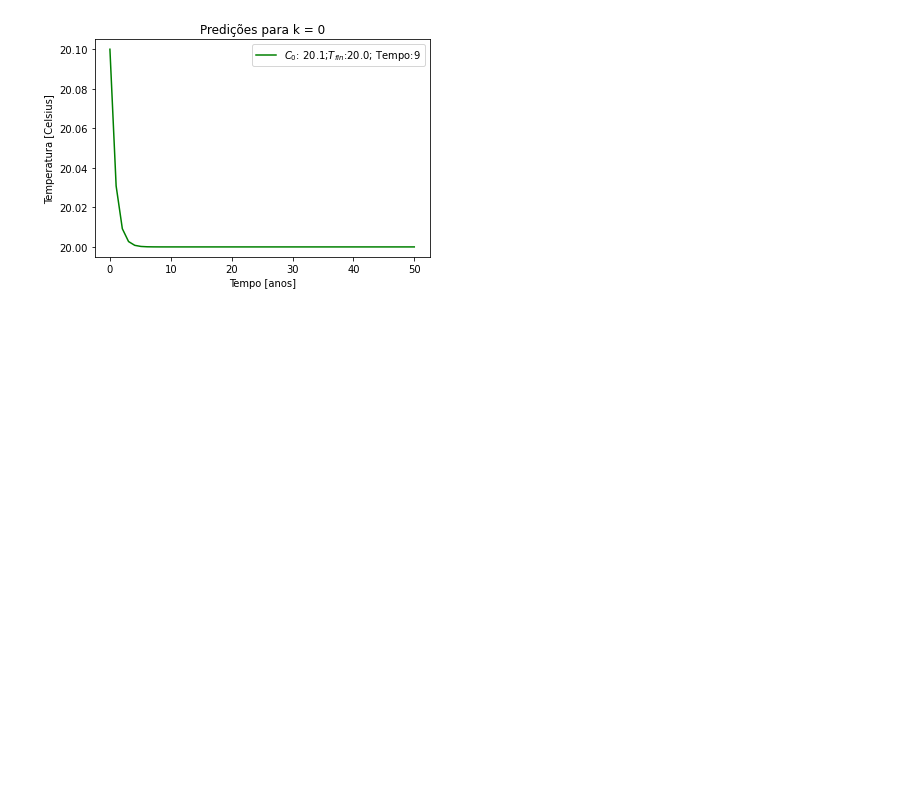
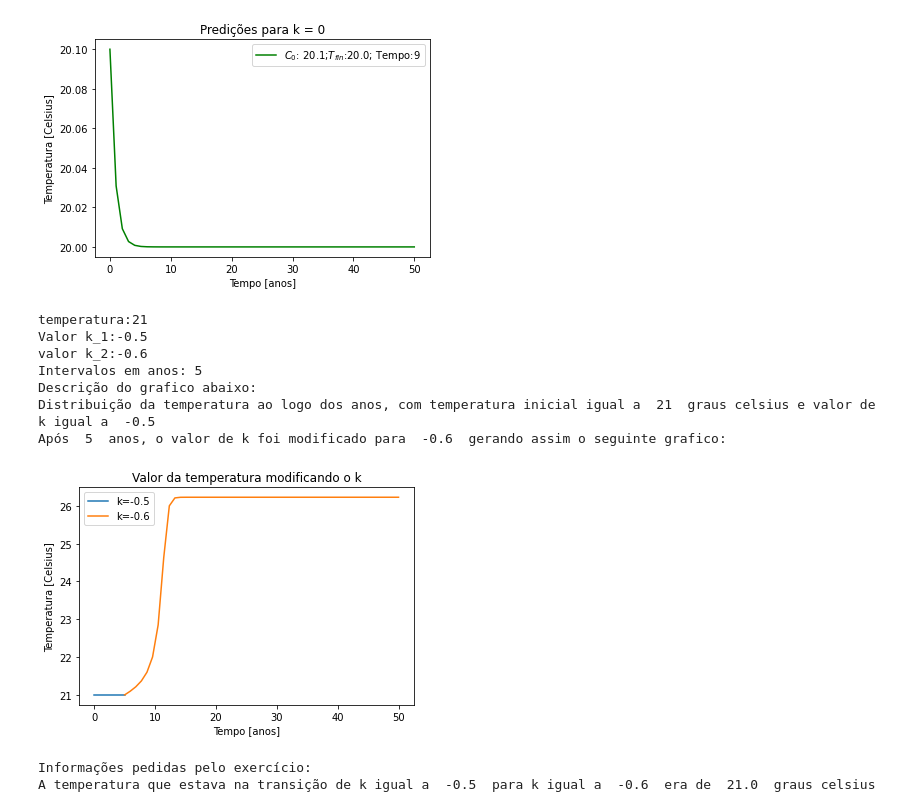
Before and after one commit to MataiasCost/Python_UERJ, a Jupyter notebook: Projeto1_IntroPythonUERJ.ipynb, the cells around one changed output. Drawn from its saved outputs; the diff is of its cells as text; code cells hidden in the pictures; blank space fills up the shorter version.

```diff
--- a/Projeto1_IntroPythonUERJ.ipynb
+++ b/Projeto1_IntroPythonUERJ.ipynb
@@ -398,0 +401,45 @@ Parte_1.adquirir_valores_e_fazer_plots(0,Lista_das_temperaturas,True,True)
+# %%
+import numpy as np
+from scipy.integrate import odeint
+import matplotlib.pyplot as plt
+def codigo_parte_4():
+  #Primeiro definimos a função DC, sendo ela
+  def modelo(temperatura,t,valores_k):
+    dcdt = (1/10)*(temperatura - 20)*(22- temperatura)*(temperatura - 26) - valores_k
+    return dcdt
+  temperatura = input("temperatura:")
+  valor_k1 = float(input("Valor k_1:"))
+  valor_k2 = float(input("valor k_2:"))
+  anos = int(input("Intervalos em anos: "))
+  #determinando o tempo
+  t1 = np.linspace(0,anos)     #X anos de 1 em 1 ano
+  t2 = np.linspace(anos,50)    #50-X anos partindo do X, de 1 em 1 ano
+  #Resolvendo a EDO
+  print("Descrição do grafico abaixo:")
+  print("Distribuição da temperatura ao logo dos anos, com temperatura inicial igual a ",temperatura," graus celsius e valor de k igual a ",valor_k1)
+  print("Após ",anos," anos, o valor de k foi modificado para ",valor_k2," gerando assim o seguinte grafico:")
+  y1 = odeint(modelo,temperatura,t1,args=(valor_k1,))
+  y2 = odeint(modelo,temperatura,t2,args=(valor_k2,))
+  plt.plot(t1,y1,label='k='+str(valor_k1))
+  plt.plot(t2,y2,label='k='+str(valor_k2))
+  plt.xlabel("Tempo [anos]")
+  plt.ylabel("Temperatura [Celsius]")
+  plt.title("Valor da temperatura modificando o k")
+  plt.legend()
+  plt.show()
+  print("Informações pedidas pelo exercício:")
+  print("A temperatura que estava na transição de k igual a ", valor_k1," para k igual a ",valor_k2," era de ",float(y1[-1])," graus celsius")
+  print("A tendencia do grafico após os 5 anos é de:")
+# %%
+codigo_parte_4()
+# %% [output]
+temperatura:21
+Valor k_1:-0.5
+valor k_2:-0.6
+Intervalos em anos: 5
+Descrição do grafico abaixo:
+Distribuição da temperatura ao logo dos anos, com temperatura inicial igual a  21  graus celsius e valor de k igual a  -0.5
+Após  5  anos, o valor de k foi modificado para  -0.6  gerando assim o seguinte grafico:
+[figure, added]
+Informações pedidas pelo exercício:
+A temperatura que estava na transição de k igual a  -0.5  para k igual a  -0.6  era de  21.0  graus celsius
```
Also changed, not shown: parts of 1 cell of this notebook.
